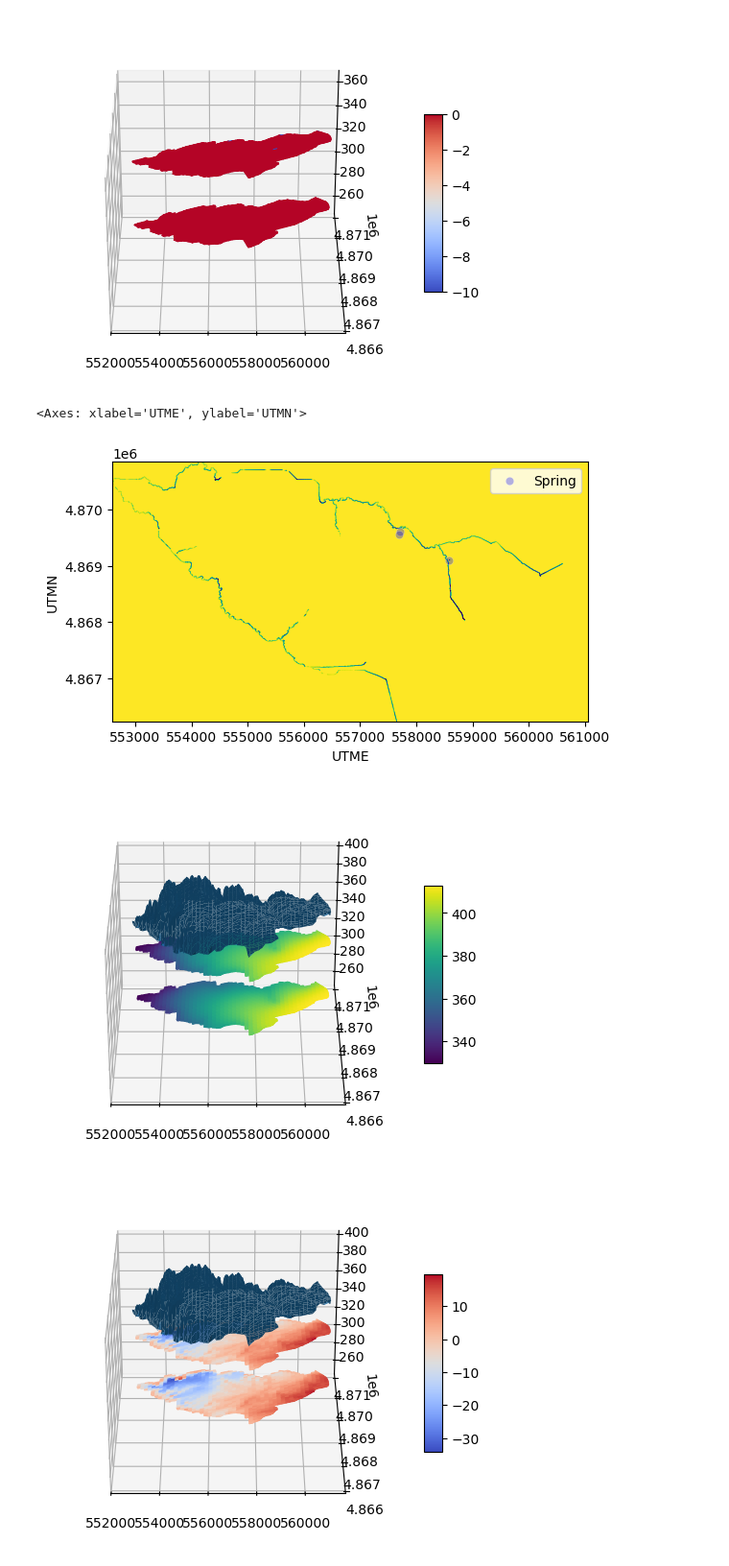
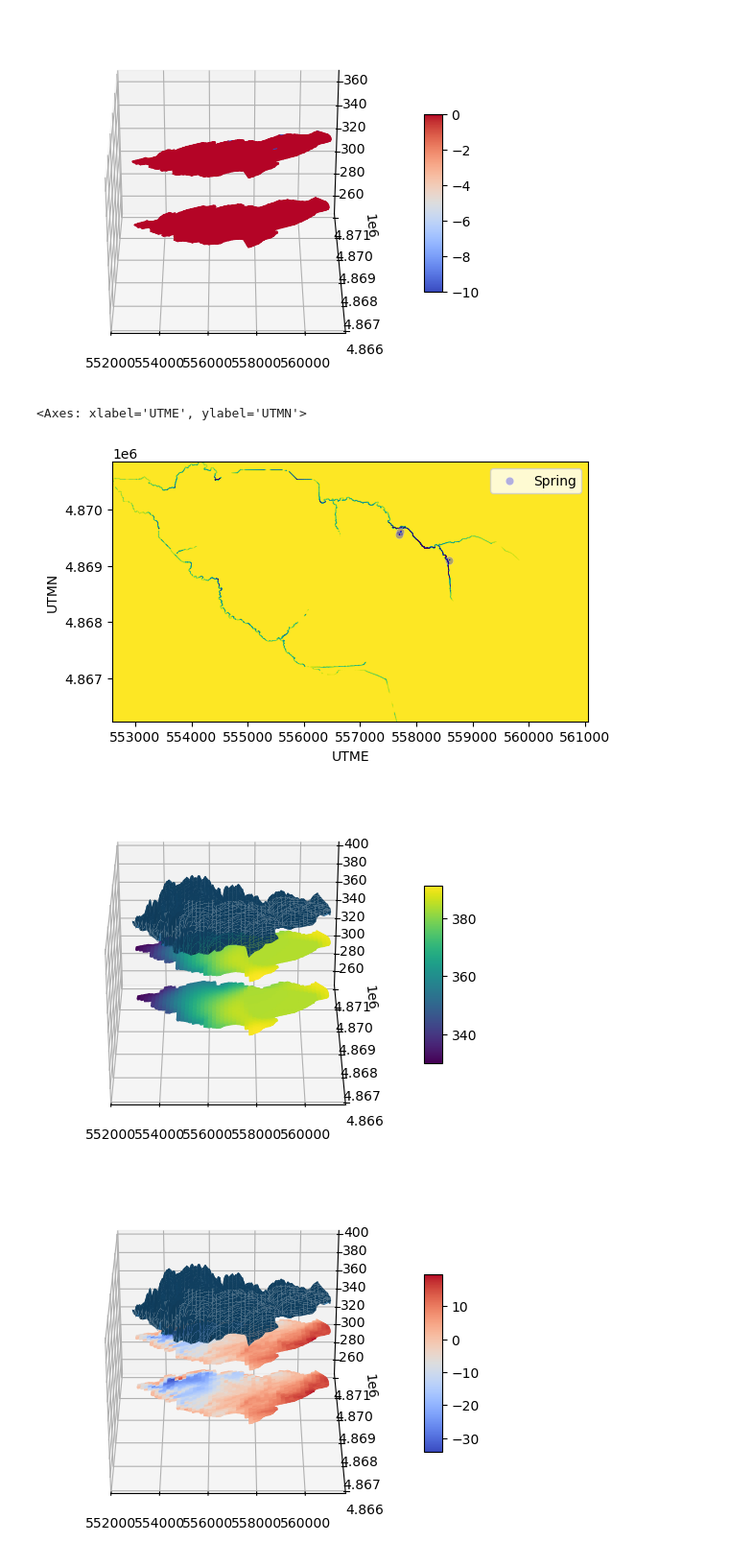
Before and after one commit to jhuang523/UMNBearSpring, a Jupyter notebook: EPM/steady_state/EPM.ipynb, the cells around one changed output. Shown at 96% size. Saved outputs shown, nothing was run; the diff lists cells and outputs as text; code cells hidden in the pictures.

```diff
--- a/EPM/steady_state/EPM.ipynb
+++ b/EPM/steady_state/EPM.ipynb
@@ -62,6 +62,11 @@ test.create_grid()
 test.extract_idomain()
 test.extract_K_values()
 test.extract_creek_cells()
+springshed_cells = test.extract_polygon_cells(test.springshed_polygon)
+springshed_top = np.hstack([np.zeros((springshed_cells.shape[0], 1)), springshed_cells])
+springshed_botm = np.hstack([np.ones((springshed_cells.shape[0], 1)), springshed_cells])
+test.set_K_values(springshed_top, Kh = test.Kh_ss[0], Kv = test.Kv_ss[0])
+test.set_K_values(springshed_botm, Kh = test.Kh_ss[1], Kv = test.Kv_ss[1])
 # %% [output]
 new config loaded from EPM_2layer.yaml
 loaded watershed geojson
@@ -151,10 +131,10 @@ plt.savefig('../../../figs/dem_model_domain.png', bbox_inches = 'tight', transpa
 # elev = test.get_cell_elev(row, col)
 # C = 400 #m/d
 drn_spd = test.extract_drain_spd()
-test.make_sim(lenuni = "METER", ws = 'EPM_nlay_2_spd_creeks_10_springs_50_Kh_2.6_1.3_rech_0.0038')
+test.make_sim(lenuni = "METER", ws = 'model_runs/EPM_springshed_test')
 test.add_npf_module()
 test.add_recharge_module()
-test.add_drains_module(drn_spd)
+test.add_drains_module()
 # %% [output]
 added creeks to drain spd
 added springs to drain spd
@@ -208,7 +188,7 @@ writing simulation...
  Normal termination of simulation.
 (True, [])
 # %%
-test.load_sim(ws = 'EPM_nlay_2_spd_creeks_10_springs_100_Kh_2.6_1.3_rech_0.0038')
+test.load_sim(ws = 'model_runs/EPM_springshed_test')
 test.load_model()
 test.read_head_output()
 test.read_drain_discharge_output()
@@ -259,15 +239,15 @@ plt.imshow(test.drain_array[0], vmin = -10, vmax = 0, cmap = 'viridis', extent =
 sns.scatterplot(test.spring,x = 'UTME', y = 'UTMN', color = 'blue', label = 'Spring', alpha = 0.3)
 # %% [output]
 <Axes: xlabel='UTME', ylabel='UTMN'>
-[figure, old version]
+[figure, new version]
 # %%
 model = test.sim.get_model('EPM_steady_state')
 heads = model.output.head().get_data(idx = 0)
 heads[heads > 1e10] = np.nan
 # %%
-test.plot_model_grid_layers(heads, azim = 270)
+test.plot_model_grid_layers(test.heads, azim = 270)
 # %% [output]
-[figure, old version]
+[figure, new version]
 # %%
 test.plot_model_grid_layers(heads - test.dem_grid, azim = 270, cmap = 'coolwarm')
 # %% [output]
```
Also changed, not shown: parts of 6 cells of this notebook, 5 other files.
